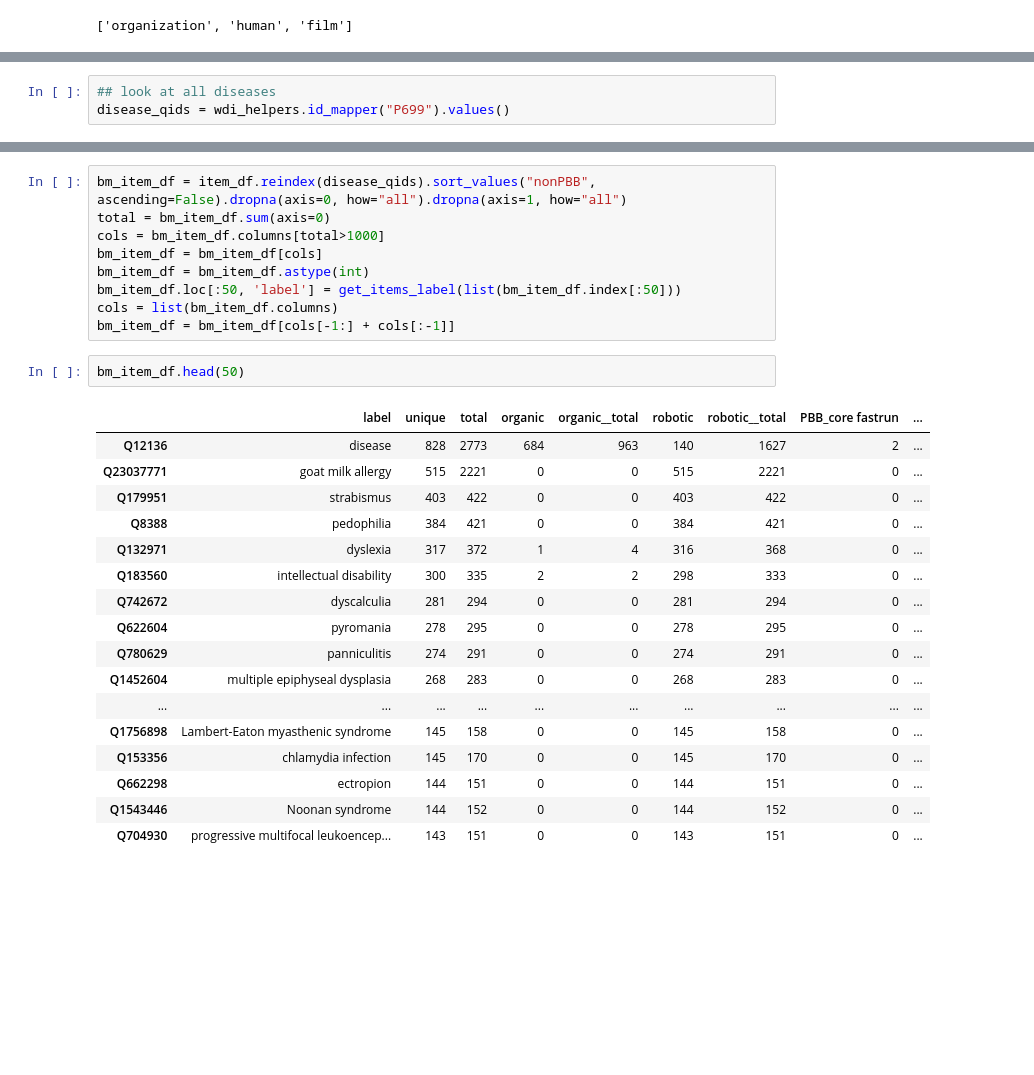
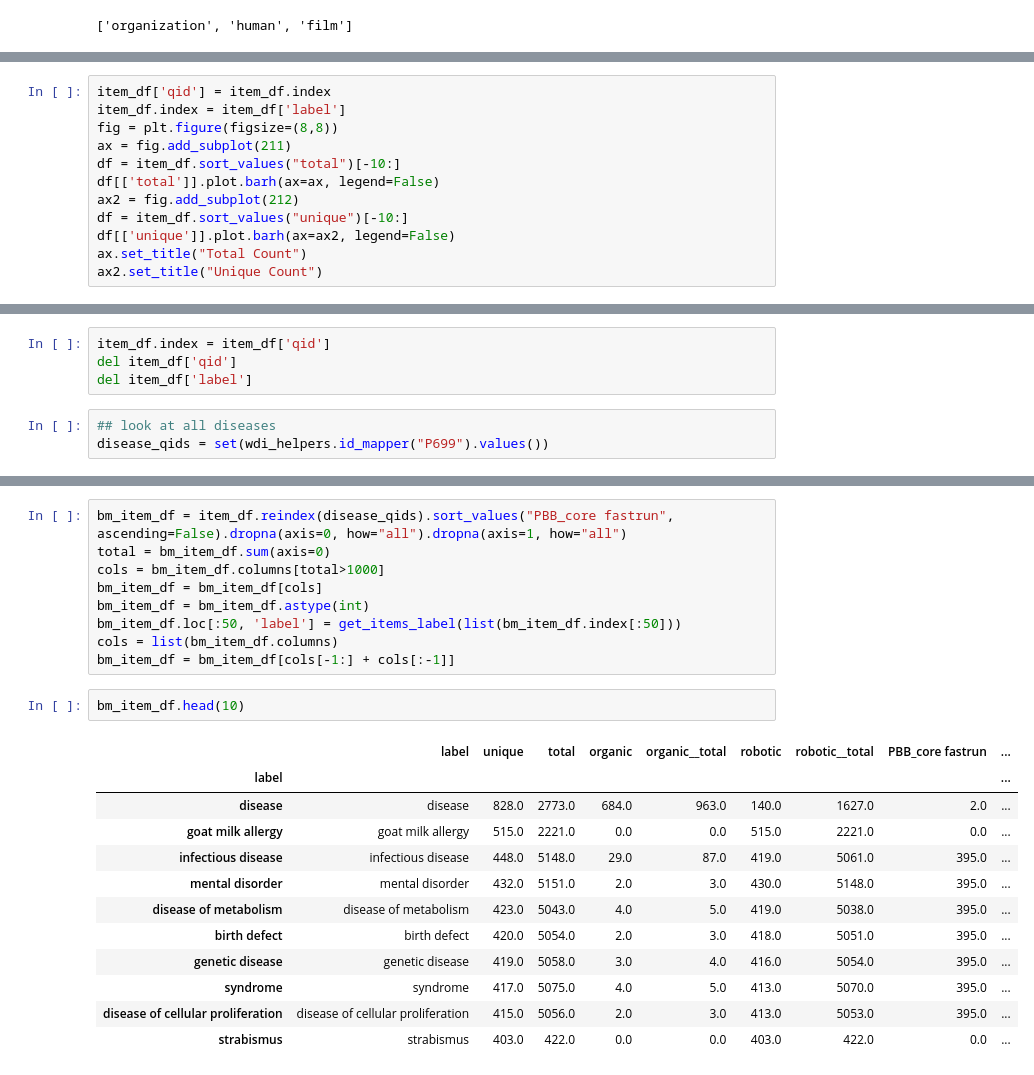
Before and after one commit to stuppie/wikidata-sparql-query-log-analysis, a Jupyter notebook: item_counts.ipynb, the cells around one changed output, grey strips where cells are left out. Cells and saved outputs as stored; diff of their text form; blank space fills up the shorter version.

```diff
--- a/item_counts.ipynb
+++ b/item_counts.ipynb
@@ -74,0 +88,12 @@ item_df.head(50)
+# %%
+item_df['qid'] = item_df.index
+item_df.index = item_df['label']
+fig = plt.figure(figsize=(8,8))
+ax = fig.add_subplot(211)
+df = item_df.sort_values("total")[-10:]
+df[['total']].plot.barh(ax=ax, legend=False)
+ax2 = fig.add_subplot(212)
+df = item_df.sort_values("unique")[-10:]
+df[['unique']].plot.barh(ax=ax2, legend=False)
+ax.set_title("Total Count")
+ax2.set_title("Unique Count")
@@ -75,3 +103,7 @@ item_df.head(50)
+# %%
+item_df.index = item_df['qid']
+del item_df['qid']
+del item_df['label']
 # %%
 ## look at all diseases
-disease_qids = wdi_helpers.id_mapper("P699").values()
+disease_qids = set(wdi_helpers.id_mapper("P699").values())
@@ -78,5 +151,5 @@ disease_qids = wdi_helpers.id_mapper("P699").values()
 # %%
-bm_item_df = item_df.reindex(disease_qids).sort_values("nonPBB", ascending=False).dropna(axis=0, how="all").dropna(axis=1, how="all")
+bm_item_df = item_df.reindex(disease_qids).sort_values("PBB_core fastrun", ascending=False).dropna(axis=0, how="all").dropna(axis=1, how="all")
 total = bm_item_df.sum(axis=0)
 cols = bm_item_df.columns[total>1000]
 bm_item_df = bm_item_df[cols]
@@ -85,25 +158,20 @@ bm_item_df.loc[:50, 'label'] = get_items_label(list(bm_item_df.index[:50]))
 cols = list(bm_item_df.columns)
 bm_item_df = bm_item_df[cols[-1:] + cols[:-1]]
 # %%
-bm_item_df.head(50)
+bm_item_df.head(10)
 # %% [output]
 |  | label | unique | total | organic | organic__total | robotic | robotic__total | PBB_core fastrun | ... |
-| Q12136 | disease | 828 | 2773 | 684 | 963 | 140 | 1627 | 2 | ... |
-| Q23037771 | goat milk allergy | 515 | 2221 | 0 | 0 | 515 | 2221 | 0 | ... |
-| Q179951 | strabismus | 403 | 422 | 0 | 0 | 403 | 422 | 0 | ... |
-| Q8388 | pedophilia | 384 | 421 | 0 | 0 | 384 | 421 | 0 | ... |
-| Q132971 | dyslexia | 317 | 372 | 1 | 4 | 316 | 368 | 0 | ... |
-| Q183560 | intellectual disability | 300 | 335 | 2 | 2 | 298 | 333 | 0 | ... |
-| Q742672 | dyscalculia | 281 | 294 | 0 | 0 | 281 | 294 | 0 | ... |
-| Q622604 | pyromania | 278 | 295 | 0 | 0 | 278 | 295 | 0 | ... |
-| Q780629 | panniculitis | 274 | 291 | 0 | 0 | 274 | 291 | 0 | ... |
-| Q1452604 | multiple epiphyseal dysplasia | 268 | 283 | 0 | 0 | 268 | 283 | 0 | ... |
-| ... | ... | ... | ... | ... | ... | ... | ... | ... | ... |
-| Q1756898 | Lambert-Eaton myasthenic syndrome | 145 | 158 | 0 | 0 | 145 | 158 | 0 | ... |
-| Q153356 | chlamydia infection | 145 | 170 | 0 | 0 | 145 | 170 | 0 | ... |
-| Q662298 | ectropion | 144 | 151 | 0 | 0 | 144 | 151 | 0 | ... |
-| Q1543446 | Noonan syndrome | 144 | 152 | 0 | 0 | 144 | 152 | 0 | ... |
-| Q704930 | progressive multifocal leukoencep... | 143 | 151 | 0 | 0 | 143 | 151 | 0 | ... |
+| label |  |  |  |  |  |  |  |  | ... |
+| disease | disease | 828.0 | 2773.0 | 684.0 | 963.0 | 140.0 | 1627.0 | 2.0 | ... |
+| goat milk allergy | goat milk allergy | 515.0 | 2221.0 | 0.0 | 0.0 | 515.0 | 2221.0 | 0.0 | ... |
+| infectious disease | infectious disease | 448.0 | 5148.0 | 29.0 | 87.0 | 419.0 | 5061.0 | 395.0 | ... |
+| mental disorder | mental disorder | 432.0 | 5151.0 | 2.0 | 3.0 | 430.0 | 5148.0 | 395.0 | ... |
+| disease of metabolism | disease of metabolism | 423.0 | 5043.0 | 4.0 | 5.0 | 419.0 | 5038.0 | 395.0 | ... |
+| birth defect | birth defect | 420.0 | 5054.0 | 2.0 | 3.0 | 418.0 | 5051.0 | 395.0 | ... |
+| genetic disease | genetic disease | 419.0 | 5058.0 | 3.0 | 4.0 | 416.0 | 5054.0 | 395.0 | ... |
+| syndrome | syndrome | 417.0 | 5075.0 | 4.0 | 5.0 | 413.0 | 5070.0 | 395.0 | ... |
+| disease of cellular proliferation | disease of cellular proliferation | 415.0 | 5056.0 | 2.0 | 3.0 | 413.0 | 5053.0 | 395.0 | ... |
+| strabismus | strabismus | 403.0 | 422.0 | 0.0 | 0.0 | 403.0 | 422.0 | 0.0 | ... |
 # %%
 bm_item_df = item_df.reindex(disease_qids).sort_values("organic", ascending=False).dropna(axis=0, how="all").dropna(axis=1, how="all")
 total = bm_item_df.sum(axis=0)
```
Also changed, not shown: parts of 19 cells of this notebook.
